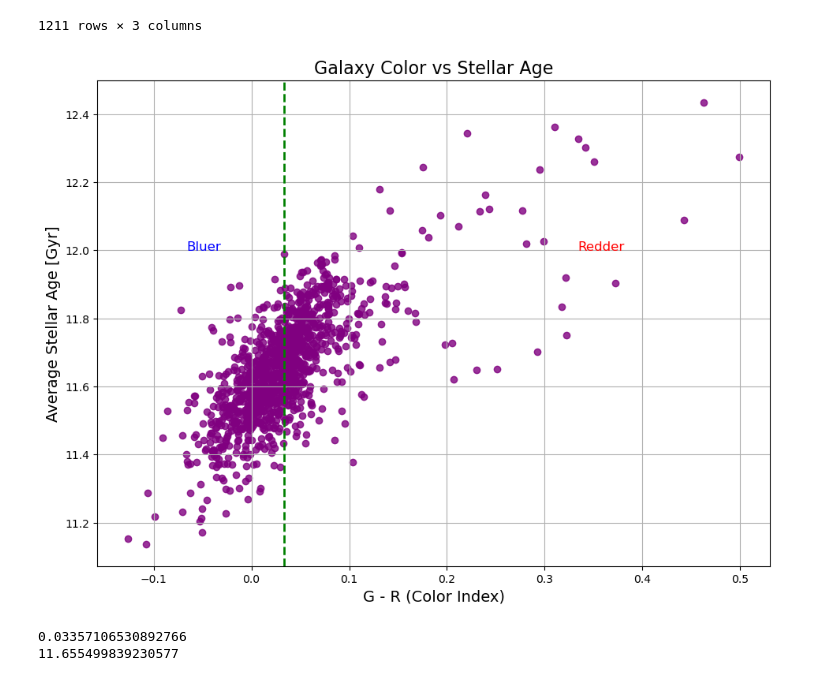
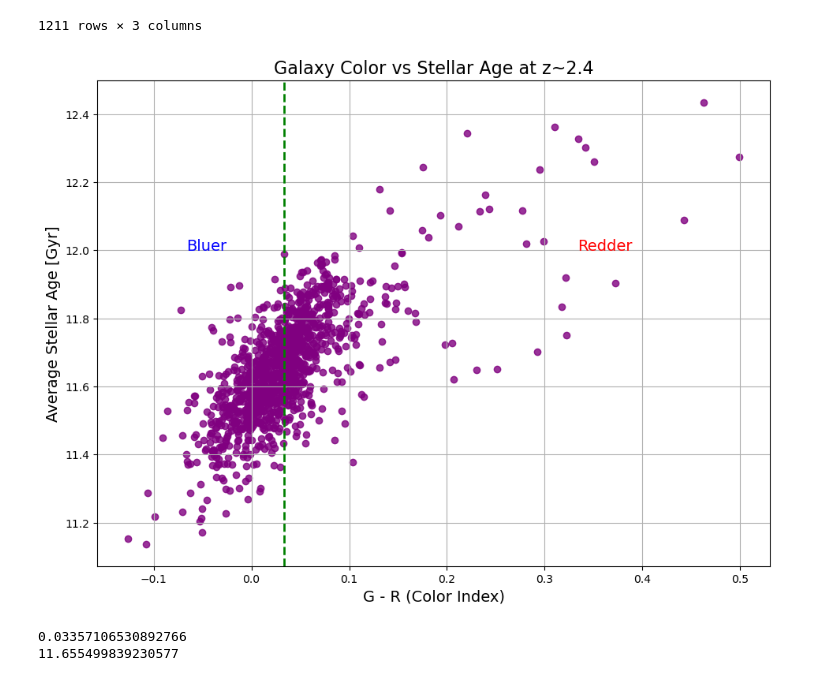
Before and after one commit to PrisonTeachingInitiative/CFR-2025, a Jupyter notebook: Astro/Blank/Project.ipynb, the cells around one changed output. Drawn from its saved outputs; the diff is of its cells as text; code cells hidden in the pictures.

```diff
--- a/Astro/Blank/Project.ipynb
+++ b/Astro/Blank/Project.ipynb
@@ -37,36 +37,36 @@ galaxy_rband = data4["r band"]
 
 
 
 # calculate color
 galaxy_color = galaxy_gband - galaxy_rband
 
 # calculate mean
 mean_color = galaxy_color.mean()
 mean_age= galaxy_average_stellar_age.mean()
 
 
 
 # Axis labels and title
 plt.figure(figsize=(11, 8))
 plt.scatter(galaxy_color, galaxy_average_stellar_age, alpha=0.8, color='purple')
 plt.xlabel('G - R (Color Index)', fontsize=14)
 plt.ylabel('Average Stellar Age [Gyr]', fontsize=14)
-plt.title('Galaxy Color vs Stellar Age', fontsize=16)
+plt.title('Galaxy Color vs Stellar Age at z~2.4', fontsize=16)
 plt.axvline(x=mean_color, color='green', linestyle='--', linewidth=2, label='Mean Color')
 
 
 ymax = plt.ylim()[1]
-plt.text(mean_color - 0.1, ymax * 0.96, 'Bluer', color='blue', fontsize=12)
-plt.text(mean_color + 0.3, ymax * 0.96, 'Redder', color='red', fontsize=12)
+plt.text(mean_color - 0.1, ymax * 0.96, 'Bluer', color='blue', fontsize=14)
+plt.text(mean_color + 0.3, ymax * 0.96, 'Redder', color='red', fontsize=14)
 
 
 plt.grid(True)
 
 plt.show()
 
 print(mean_color)
 print(mean_age)
 # %% [output]
-[figure, old version]
+[figure, new version]
 0.03357106530892766
 11.655499839230577
```
Also changed, not shown: parts of 6 cells of this notebook, 2 other files.
